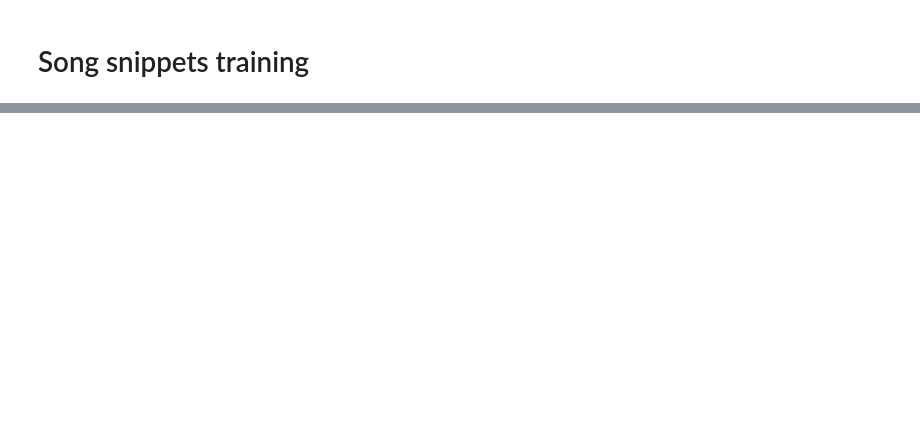
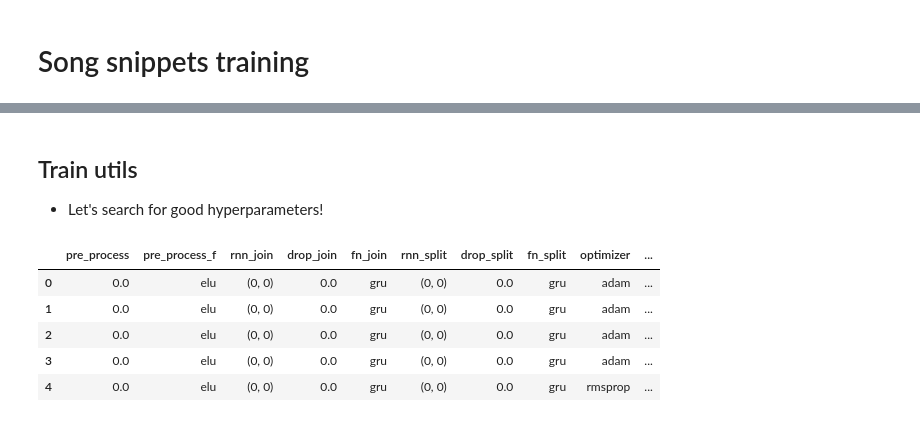
Before and after one commit to ronaldluc/DeepSaber, a Jupyter notebook: training/test_train.ipynb, the cells around one changed output, grey strips where cells are left out. Drawn from its saved outputs; the diff is of its cells as text; code cells hidden in the pictures; blank space fills up the shorter version.

```diff
--- a/training/test_train.ipynb
+++ b/training/test_train.ipynb
@@ -519,12 +669,13 @@ prediction = model.predict(x)
 # %%
-f, t = 0, 20
-for dim, (p, y_t) in enumerate(zip(prediction, y)):
-    df = pd.DataFrame(p[0][f:t])
-    df = df.eq(df.where(df != 0).max(1), axis=0).astype(int)
-    df.index.name = y_cols[dim]
-    df_y = pd.DataFrame(y_t[0][f:t]).astype(int)
-    df = df.join(df_y, rsuffix='_true')
-    display(df)
+if train_vals['train_on'] == 'generator':
+    f, t = 0, 20
+    for dim, (p, y_t) in enumerate(zip(prediction, y)):
+        df = pd.DataFrame(p[0][f:t])
+        df = df.eq(df.where(df != 0).max(1), axis=0).astype(int)
+        df.index.name = y_cols[dim]
+        df_y = pd.DataFrame(y_t[0][f:t]).astype(int)
+        df = df.join(df_y, rsuffix='_true')
+        display(df)
 # %%
 def eval_generator():
     while True:
@@ -605,0 +754,48 @@ X.to_pickle('X_gdrive.zip')
+# %% [markdown]
+## Train utils
+- Let's search for good hyperparameters!
+# %%
+from tensorflow.keras.callbacks import EarlyStopping, ReduceLROnPlateau, TensorBoard
+from time import time
+import datetime
+from pprint import pprint
+from itertools import product
+
+
+def get_callbacks(settings):
+    train_name = str(settings)
+    return [
+        EarlyStopping('val_loss', min_delta=0.0008, patience=7),
+#         EarlyStopping('val_loss', min_delta=0.008, patience=4),
+        ReduceLROnPlateau('val_loss', patience=2, factor=0.2, min_lr=0.0001),
+#         TensorBoard(log_dir=f'./logs/{train_name}'),
+    ]
+
+train_settings = {}
+
+# Pre RNN
+train_settings['pre_process'] = [0, 0.5, 1, 2]
+train_settings['pre_process_f'] = ['elu', 'sigmoid']
+
+# RNN
+layers_op = [0, 16, 24, 32]  # potentially add 64, 128
+for part in ['join', 'split']:
+    train_settings[f'rnn_{part}'] = list(product(layers_op, repeat=2))
+    train_settings[f'drop_{part}'] = [0, 0.1, 0.2]
+    train_settings[f'fn_{part}'] = ['gru', 'lstm']  # rnn is too slow
+
+# Compilation
+train_settings['optimizer'] = ['adam', 'rmsprop']
+train_settings['lr'] = [0.03, 0.01, 0.005, 0.001]
+
+
+p = product(*list(train_settings.values()))
+train_settings_df = pd.DataFrame(p, columns=list(train_settings.keys()))
+train_settings_df.head()
+# %% [output]
+|  | pre_process | pre_process_f | rnn_join | drop_join | fn_join | rnn_split | drop_split | fn_split | optimizer | ... |
+| 0 | 0.0 | elu | (0, 0) | 0.0 | gru | (0, 0) | 0.0 | gru | adam | ... |
+| 1 | 0.0 | elu | (0, 0) | 0.0 | gru | (0, 0) | 0.0 | gru | adam | ... |
+| 2 | 0.0 | elu | (0, 0) | 0.0 | gru | (0, 0) | 0.0 | gru | adam | ... |
+| 3 | 0.0 | elu | (0, 0) | 0.0 | gru | (0, 0) | 0.0 | gru | adam | ... |
+| 4 | 0.0 | elu | (0, 0) | 0.0 | gru | (0, 0) | 0.0 | gru | rmsprop | ... |
```
Also changed, not shown: parts of 57 cells of this notebook, 1 other file.
